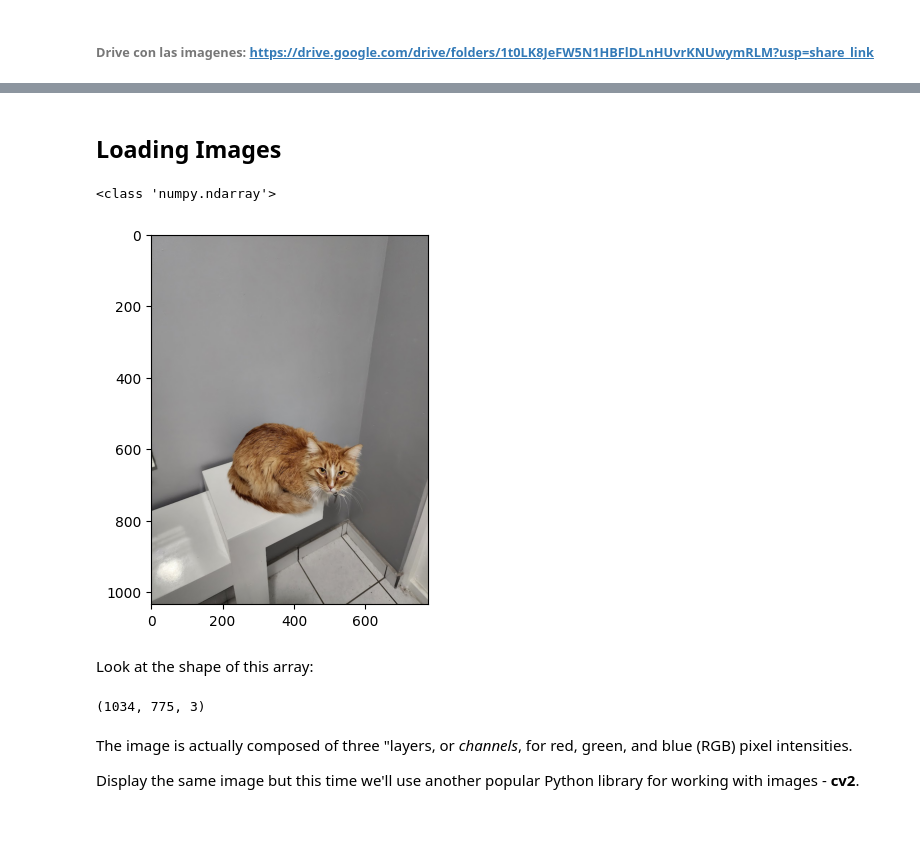
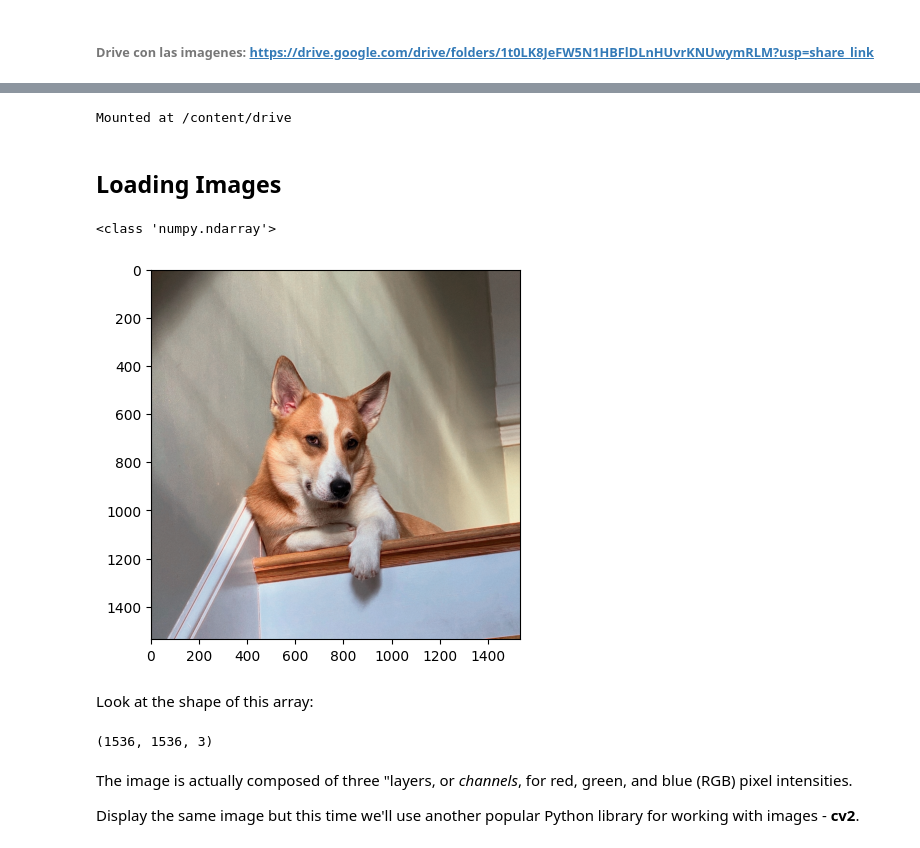
Before and after one commit to jrebull/Vision, a Jupyter notebook: Violinistas_2_2_Simple_ImgProcessing.ipynb, the cells around one changed output, grey strips where cells are left out. Saved outputs shown, nothing was run; the diff lists cells and outputs as text; code cells hidden in the pictures.

```diff
--- a/Violinistas_2_2_Simple_ImgProcessing.ipynb
+++ b/Violinistas_2_2_Simple_ImgProcessing.ipynb
@@ -212,20 +213,31 @@ To: /content/Goldy.jpg
 ¡Imagen cargada con éxito! 👍
 El tipo de dato de la imagen es: <class 'numpy.ndarray'>
+# %%
+from google.colab import drive
+
+# Monta Google Drive
+drive.mount('/content/drive')
+
+# Definimos la ruta en Drive
+ruta_drive = '/content/drive/MyDrive/MNA_Vision/2.2_Simple_ImgProcessing/Results'
+os.makedirs(ruta_drive, exist_ok=True)
+# %% [output]
+Mounted at /content/drive
 # %% [markdown]
 ## Loading Images <a class="anchor" id="loading"></a>
 # %%
-img1 = mpimg.imread('Goldy.jpg')
+img1 = mpimg.imread('Simba.JPG')
 plt.imshow(img1)
 print(type(img1))
 # %% [output]
 <class 'numpy.ndarray'>
-[figure, old version]
+[figure, new version]
 # %% [markdown]
 Look at the shape of this array:
 # %%
 img1.shape
 # %% [output]
-(1034, 775, 3)
+(1536, 1536, 3)
 # %% [markdown]
 The image is actually composed of three "layers, or *channels*, for red, green, and blue (RGB) pixel intensities.
 
```
Also changed, not shown: parts of 13 cells of this notebook.
